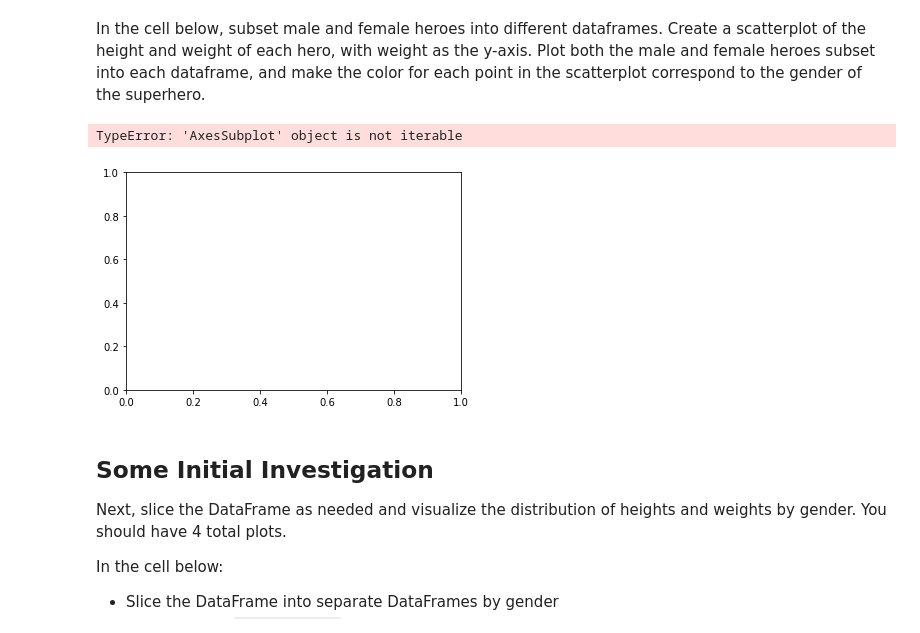
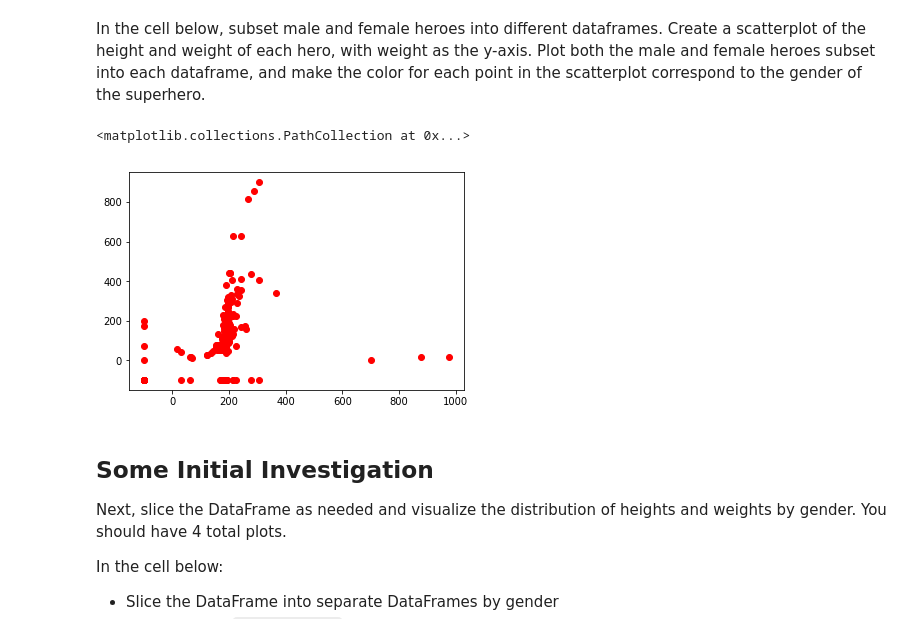
Before and after one commit to jmt0221/dsc-data-cleaning-project-nyc-ds-082619, a Jupyter notebook: index.ipynb, the cells around one changed output. Drawn from its saved outputs; the diff is of its cells as text; code cells hidden in the pictures.

```diff
--- a/index.ipynb
+++ b/index.ipynb
@@ -173,13 +173,13 @@ hero_power_df = heroes_df.set_index('name').join(powers_df.set_index('name'),how
 hero_power_df_male = hero_power_df[hero_power_df.Gender == 'Male']
 hero_power_df_female = hero_power_df[hero_power_df.Gender != 'Male']
 # %%
-fig, ax = plt.()
+fig, ax = plt.subplots()
 
-ax.plot(hero_power_df_male['Height'], hero_power_df_male['Weight'],color='red')
+ax.scatter(hero_power_df_male['Height'], hero_power_df_male['Weight'],color='red')
 #ax.scatter(hero_power_df_female['Height'], hero_power_df_female['Weight'],color='blue')
 # %% [output]
-TypeError: 'AxesSubplot' object is not iterable
+<matplotlib.collections.PathCollection at 0x...>
-[figure, old version]
+[figure, new version]
 # %% [markdown]
 ## Some Initial Investigation
 
```
